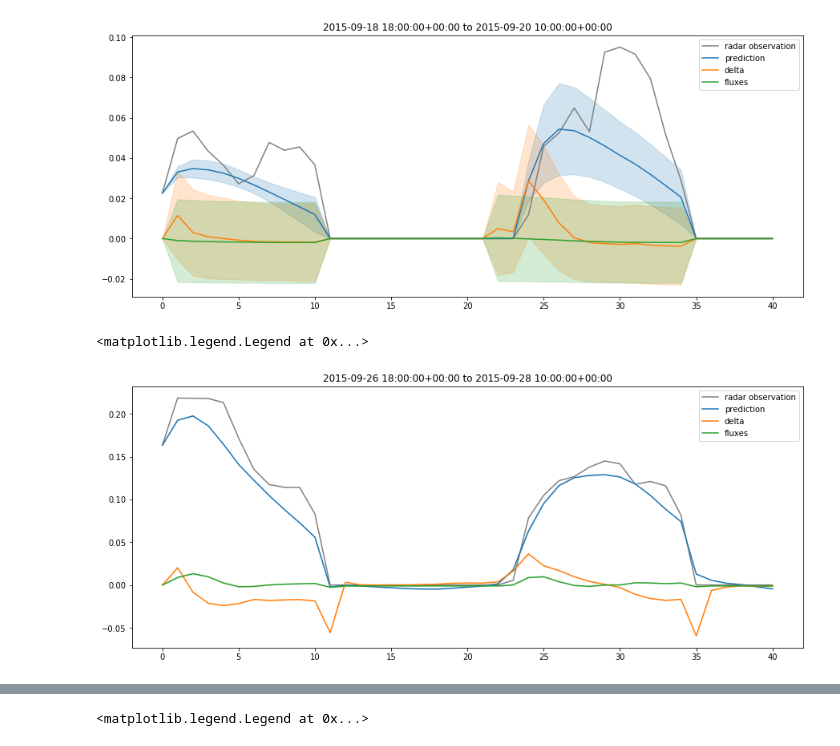
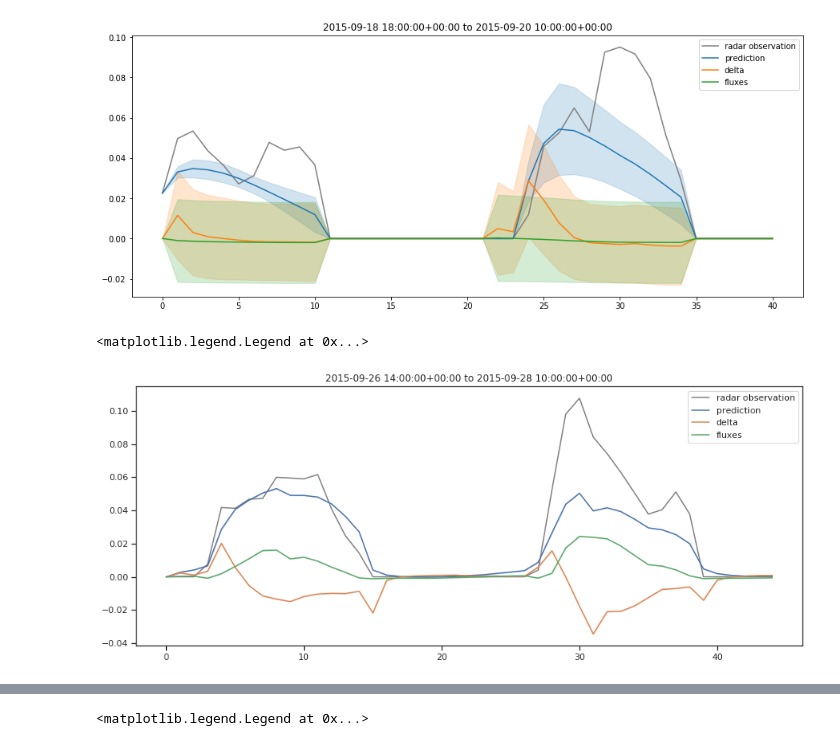
Before and after one commit to FionaLippert/birdMigration, a Jupyter notebook: notebooks/model_performance_radar.ipynb, the cells around one changed output, grey strips where cells are left out. Drawn from its saved outputs; the diff is of its cells as text; code cells hidden in the pictures.

```diff
--- a/notebooks/model_performance_radar.ipynb
+++ b/notebooks/model_performance_radar.ipynb
@@ -113,7 +113,7 @@ experiments = ['best_settings_not_transformed',
                'best_settings_evaluate_daytime',
                'best_settings_evaluate_daytime',
                'best_settings_evaluate_daytime',
-               'best_settings_encoder', 'best_settings_more_inputs', 'best_settings_evaluate_daytime_fixed_boundary']
+               'best_settings_encoder', 'best_settings_more_inputs', 'best_settings_evaluate_daytime_fixed_boundary_enc']
                #'test_G_max_dist', 'test_evaluate_daytime']
 results_transformed = dict()
 bird_scales_transformed = dict()
@@ -369,8 +378,8 @@ plt.legend()
 [figure]
 # %%
 m = 'BirdFluxGraphLSTM'
-seqID = 30
-radar = 'defld'
+seqID = 29
+radar = 'detur'
 fig, ax = plt.subplots(figsize=(15, 6))
 
 r = results_transformed[m].query(f'seqID == {seqID} & radar == "{radar}"')
@@ -383,34 +392,34 @@ all_deltas = []
 all_fluxes = []
 for trial in r.trial.unique():
     r_t = r.query(f'trial == {trial}')
     all_predictions.append(r_t['prediction'] / bird_scales_transformed[m])
     all_deltas.append(r_t['local_deltas'])
     all_fluxes.append(r_t['fluxes'])
 #     all_deltas.append(r_t['delta'])
 #     all_fluxes.append(r_t['influx'])
     #print(r_t['local_deltas'])
 all_predictions = np.stack(all_predictions, axis=0)
 all_deltas = np.stack(all_deltas, axis=0) #* 10
 all_fluxes = np.stack(all_fluxes, axis=0)
 
 line = ax.plot(range(all_predictions.shape[1]), all_predictions.mean(0), label='prediction')
 ax.fill_between(range(all_predictions.shape[1]), all_predictions.mean(0) - all_predictions.std(0),
                 all_predictions.mean(0) + all_predictions.std(0), color=line[0].get_color(), alpha=0.2)
 
 line = ax.plot(range(all_deltas.shape[1]), all_deltas.mean(0), label='delta')
 ax.fill_between(range(all_deltas.shape[1]), all_deltas.mean(0) - all_deltas.std(0),
                 all_deltas.mean(0) + all_deltas.std(0), color=line[0].get_color(), alpha=0.2)
 
 line = ax.plot(range(all_fluxes.shape[1]), all_fluxes.mean(0), label='fluxes')
 ax.fill_between(range(all_fluxes.shape[1]), all_fluxes.mean(0) - all_fluxes.std(0),
                 all_fluxes.mean(0) + all_fluxes.std(0), color=line[0].get_color(), alpha=0.2)
 
 #ax.set(ylim=(0, 0.4), xlim=(-1, 40), xlabel='forcasting horizon [h]', ylabel='normalized bird density')
 ax.set_title(f'{r0.datetime.values[0]} to {r0.datetime.values[-1]}')
 plt.legend()
 # %% [output]
 <matplotlib.legend.Legend at 0x...>
-[figure, old version]
+[figure, new version]
 # %%
 results_sp['BirdFluxGraphLSTM']
 # %% [output]
```
Also changed, not shown: parts of 2 cells of this notebook, 1 other file.
